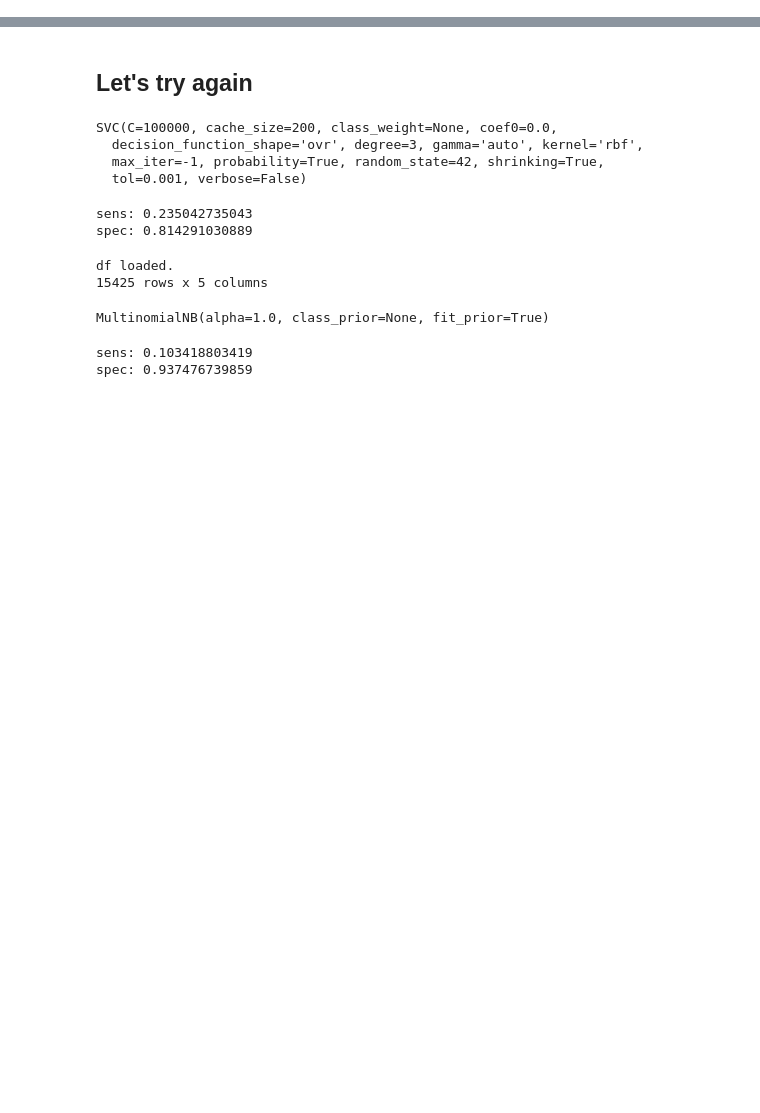
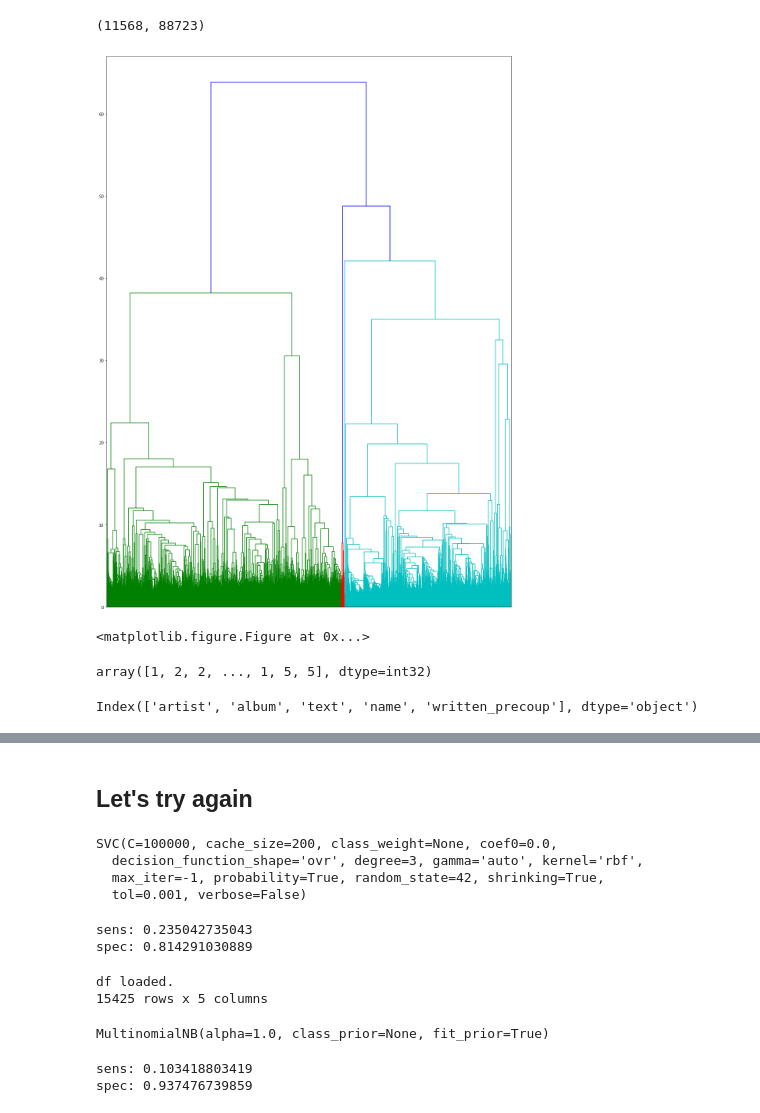
Before and after one commit to jonwithers/turkish-song-nlp, a Jupyter notebook: notebooks/Untitled.ipynb, the cells around one changed output, grey strips where cells are left out. Drawn from its saved outputs; the diff is of its cells as text; code cells hidden in the pictures; blank space fills up the shorter version.

```diff
--- a/notebooks/Untitled.ipynb
+++ b/notebooks/Untitled.ipynb
@@ -112,0 +49,2 @@ lr.score(X_train, y_train)
+# %%
+tfidf.fit(corpus)
@@ -112,0 +59,9 @@ lr.score(X_train, y_train)
+# %%
+transformed = tfidf.transform(corpus)
+# %%
+transformed.toarray().shape
+# %% [output]
+(11568, 88723)
+# %%
+from sklearn.metrics.pairwise import cosine_similarity
+dist = 1 - cosine_similarity(transformed)
@@ -112,0 +70,35 @@ lr.score(X_train, y_train)
+# %%
+linkage_matrix = ward(dist)
+# %%
+fig, ax = plt.subplots(figsize=(15, 20)) # set size
+
+ax = dendrogram(
+    linkage_matrix,
+    leaf_rotation=90.,  # rotates the x axis labels
+    leaf_font_size=8.,  # font size for the x axis labels
+)
+
+plt.tick_params(\
+    axis= 'x',          # changes apply to the x-axis
+    which='both',      # both major and minor ticks are affected
+    bottom='off',      # ticks along the bottom edge are off
+    top='off',         # ticks along the top edge are off
+    labelbottom='off')
+
+plt.tight_layout() #show plot with tight layout
+
+#uncomment below to save figure
+plt.show()
+plt.savefig('../assets/visualizations/ward_clusters.png', dpi=200) #save figure as ward_clusters
+# %% [output]
+[figure, added]
+<matplotlib.figure.Figure at 0x...>
+# %%
+
+fcluster(linkage_matrix, 35, criterion='distance')
+# %% [output]
+array([1, 2, 2, ..., 1, 5, 5], dtype=int32)
+# %%
+train.columns
+# %% [output]
+Index(['artist', 'album', 'text', 'name', 'written_precoup'], dtype='object')
```
Also changed, not shown: parts of 27 cells of this notebook, 9 other files.
